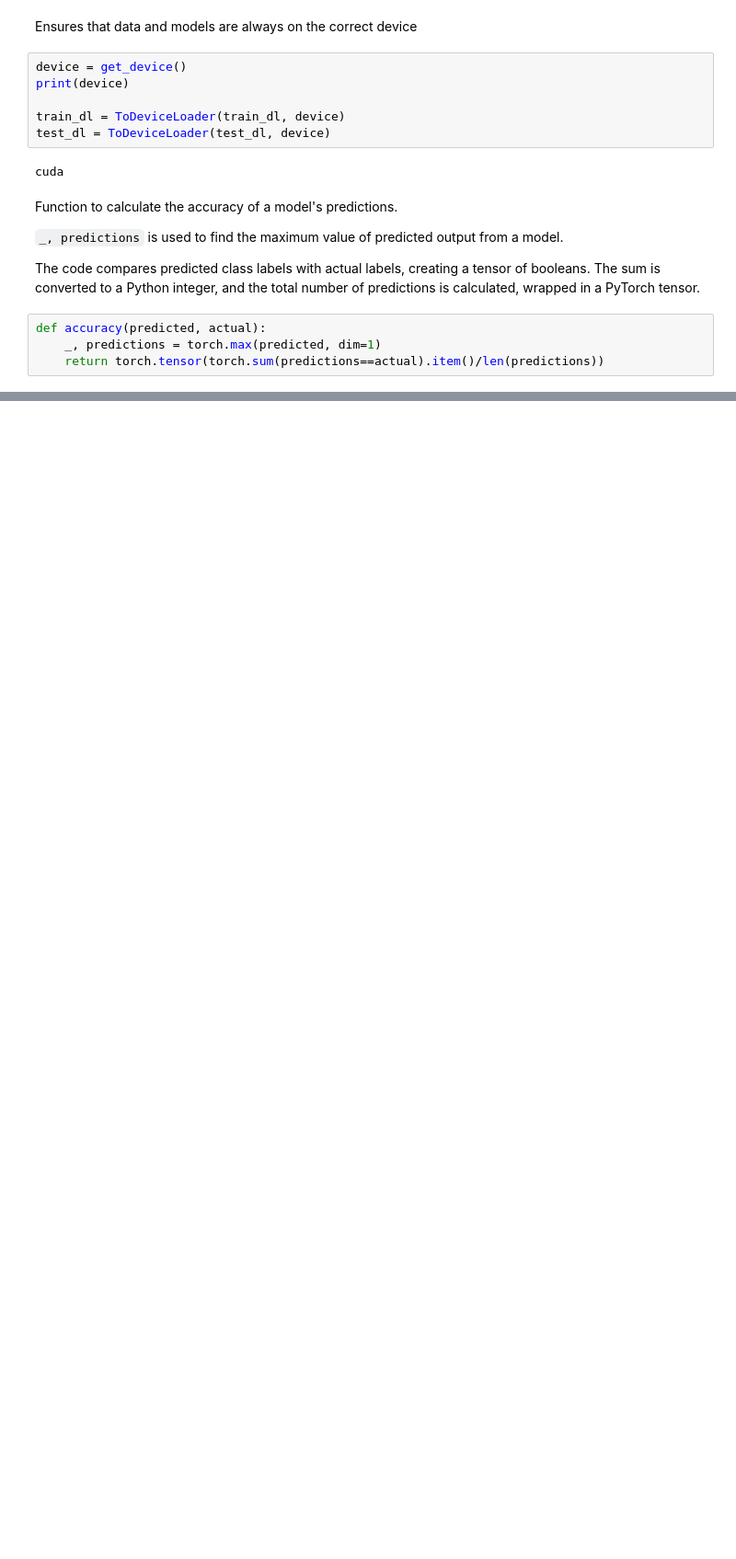
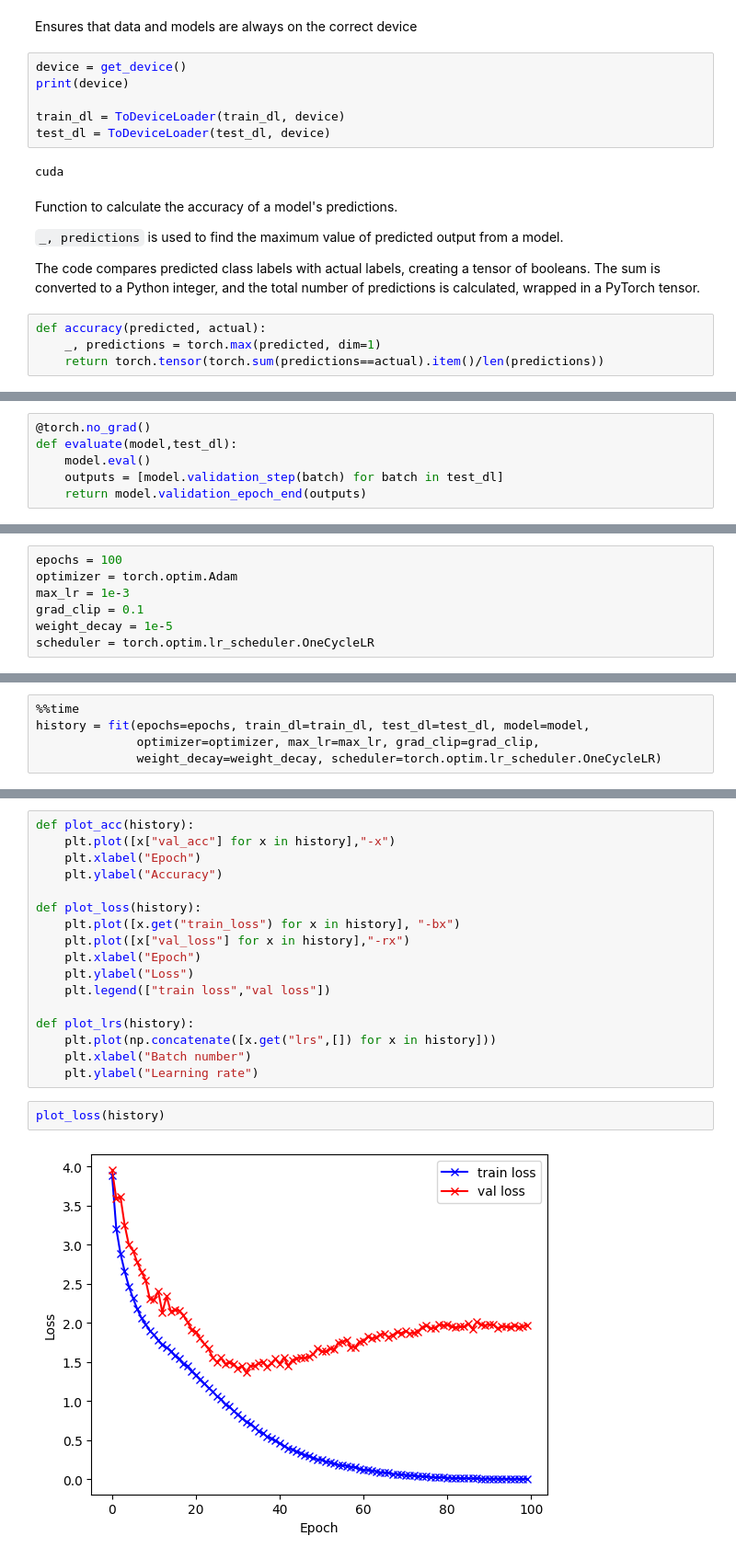
Before and after one commit to Gayanukaa/ResNet-Implementation, a Jupyter notebook: main.ipynb, the cells around one changed output, grey strips where cells are left out. Shown at 92% size. Saved outputs shown, nothing was run; the diff lists cells and outputs as text; blank space fills up the shorter version.

```diff
--- a/main.ipynb
+++ b/main.ipynb
@@ -273,0 +418,6 @@ def accuracy(predicted, actual):
+# %%
+@torch.no_grad()
+def evaluate(model,test_dl):
+    model.eval()
+    outputs = [model.validation_step(batch) for batch in test_dl]
+    return model.validation_epoch_end(outputs)
@@ -273,0 +474,7 @@ def accuracy(predicted, actual):
+# %%
+epochs = 100
+optimizer = torch.optim.Adam
+max_lr = 1e-3
+grad_clip = 0.1
+weight_decay = 1e-5
+scheduler = torch.optim.lr_scheduler.OneCycleLR
@@ -273,0 +483,5 @@ def accuracy(predicted, actual):
+# %%
+%%time
+history = fit(epochs=epochs, train_dl=train_dl, test_dl=test_dl, model=model,
+              optimizer=optimizer, max_lr=max_lr, grad_clip=grad_clip,
+              weight_decay=weight_decay, scheduler=torch.optim.lr_scheduler.OneCycleLR)
@@ -273,0 +508,21 @@ def accuracy(predicted, actual):
+# %%
+def plot_acc(history):
+    plt.plot([x["val_acc"] for x in history],"-x")
+    plt.xlabel("Epoch")
+    plt.ylabel("Accuracy")
+
+def plot_loss(history):
+    plt.plot([x.get("train_loss") for x in history], "-bx")
+    plt.plot([x["val_loss"] for x in history],"-rx")
+    plt.xlabel("Epoch")
+    plt.ylabel("Loss")
+    plt.legend(["train loss","val loss"])
+
+def plot_lrs(history):
+    plt.plot(np.concatenate([x.get("lrs",[]) for x in history]))
+    plt.xlabel("Batch number")
+    plt.ylabel("Learning rate")
+# %%
+plot_loss(history)
+# %% [output]
+[figure, added]
```
Also changed, not shown: parts of 31 cells of this notebook.
